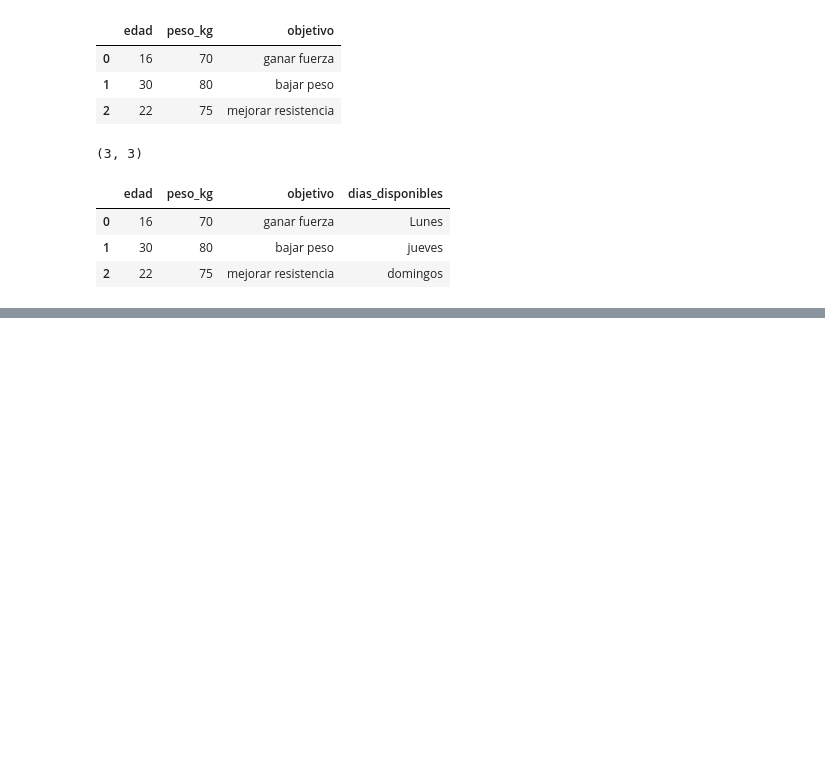
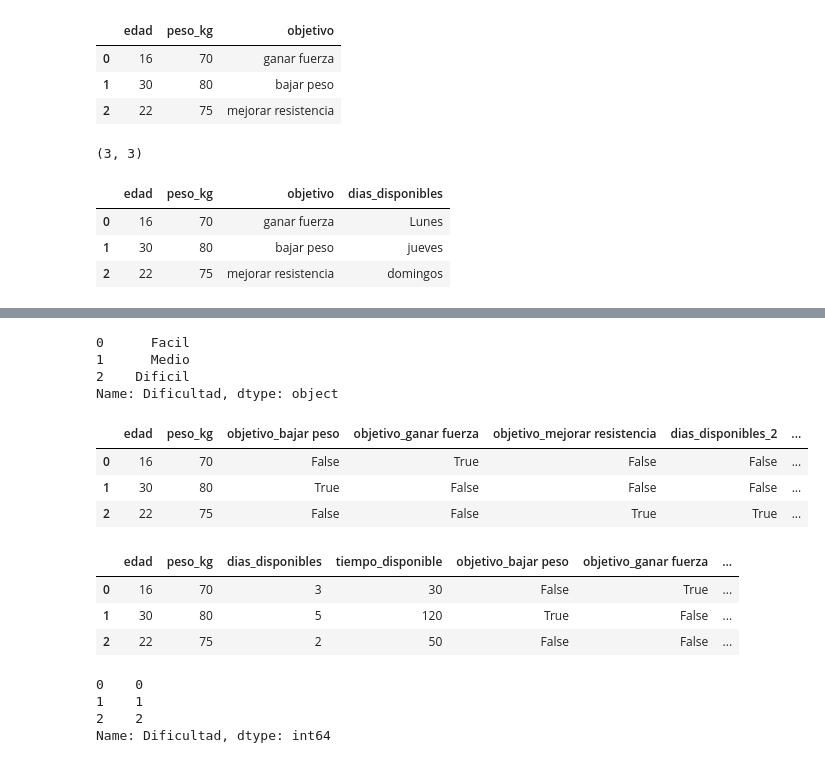
Before and after one commit to luci-o/LIFE-FIT, a Jupyter notebook: IA/index.ipynb, the cells around one changed output, grey strips where cells are left out. Drawn from its saved outputs; the diff is of its cells as text; code cells hidden in the pictures; blank space fills up the shorter version.

```diff
--- a/IA/index.ipynb
+++ b/IA/index.ipynb
@@ -50,0 +62,2 @@ usuarios_df = usuarios_df.drop(columns=["lesiines"])
+# %%
+X = usuarios_df.drop(columns=["Dificultad"])
@@ -50,0 +73,16 @@ usuarios_df = usuarios_df.drop(columns=["lesiines"])
+# %%
+y
+# %% [output]
+0      Facil
+1      Medio
+2    Dificil
+Name: Dificultad, dtype: object
+# %%
+X_convertido = pd.get_dummies(X)
+# %%
+X_convertido
+# %% [output]
+|  | edad | peso_kg | objetivo_bajar peso | objetivo_ganar fuerza | objetivo_mejorar resistencia | dias_disponibles_2 | ... |
+| 0 | 16 | 70 | False | True | False | False | ... |
+| 1 | 30 | 80 | True | False | False | False | ... |
+| 2 | 22 | 75 | False | False | True | True | ... |
@@ -50,0 +94,7 @@ usuarios_df = usuarios_df.drop(columns=["lesiines"])
+# %%
+X_convertido
+# %% [output]
+|  | edad | peso_kg | dias_disponibles | tiempo_disponible | objetivo_bajar peso | objetivo_ganar fuerza | ... |
+| 0 | 16 | 70 | 3 | 30 | False | True | ... |
+| 1 | 30 | 80 | 5 | 120 | True | False | ... |
+| 2 | 22 | 75 | 2 | 50 | False | False | ... |
@@ -50,0 +107,7 @@ usuarios_df = usuarios_df.drop(columns=["lesiines"])
+# %%
+y_convertido
+# %% [output]
+0    0
+1    1
+2    2
+Name: Dificultad, dtype: int64
```
Also changed, not shown: parts of 25 cells of this notebook.
